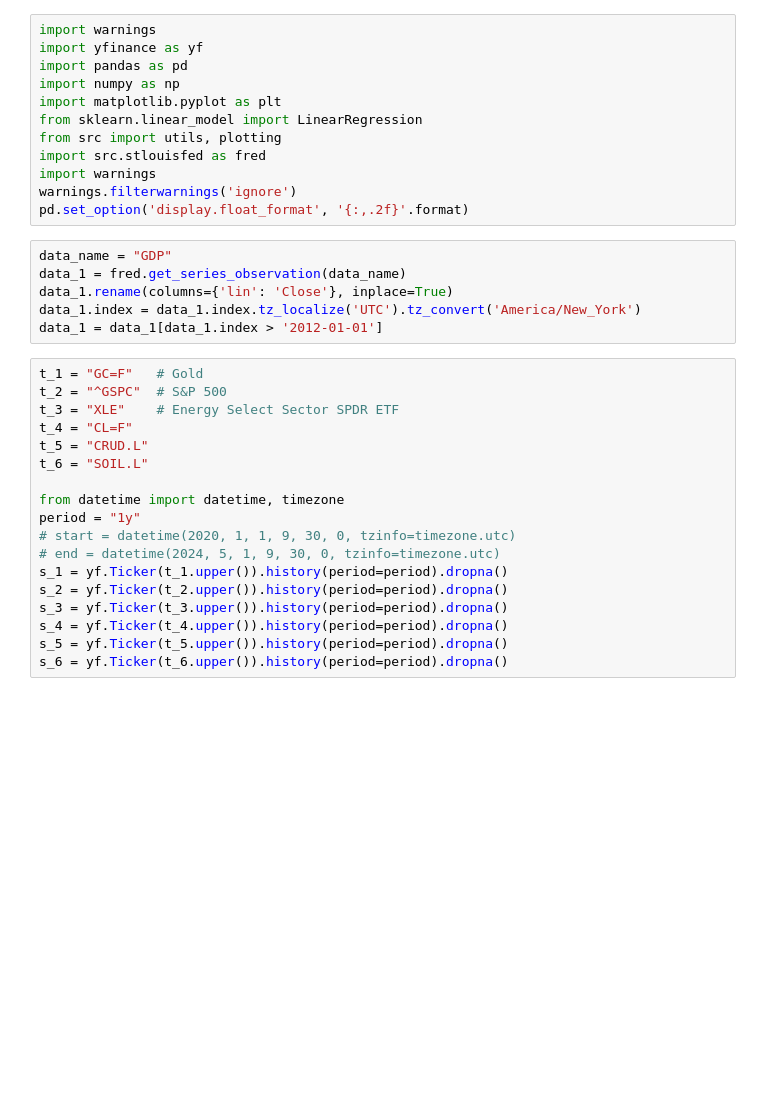
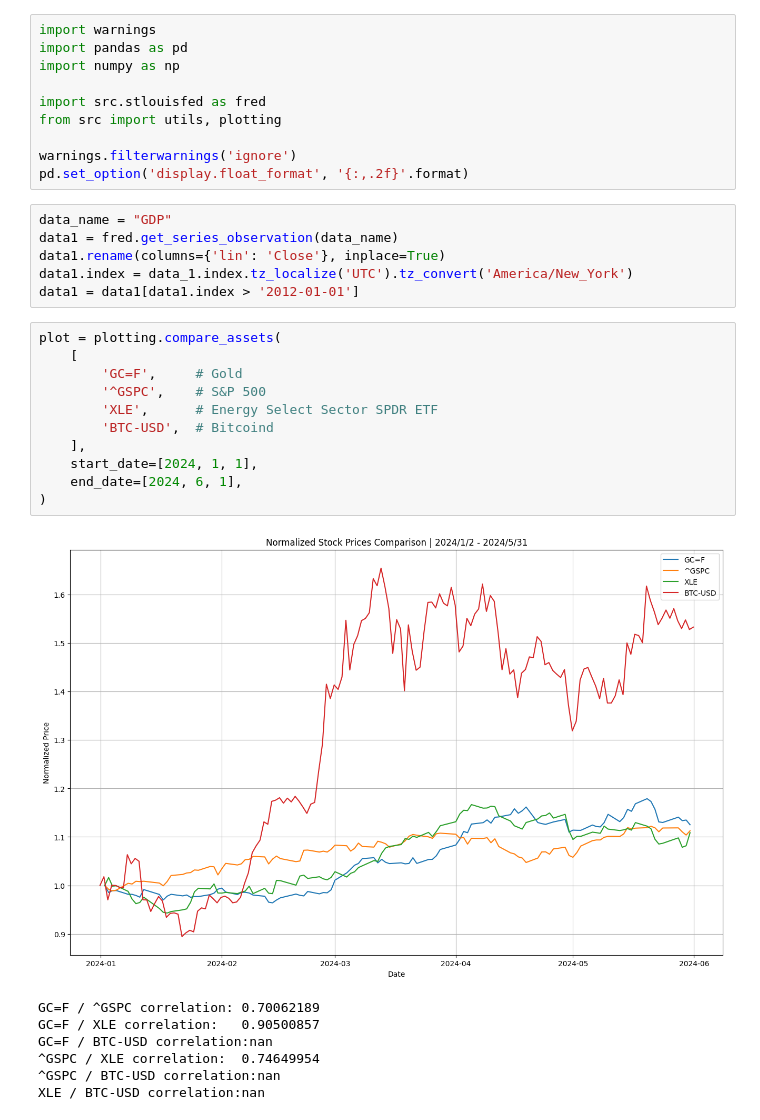
Before and after one commit to ivandimitrovkyulev/Notebooks, a Jupyter notebook: sample/comparison.ipynb, the cells around one changed output. Cells and saved outputs as stored; diff of their text form; blank space fills up the shorter version.

```diff
--- a/sample/comparison.ipynb
+++ b/sample/comparison.ipynb
@@ -1,36 +1,35 @@
 # %%
 import warnings
-import yfinance as yf
 import pandas as pd
 import numpy as np
-import matplotlib.pyplot as plt
-from sklearn.linear_model import LinearRegression
+
+import src.stlouisfed as fred
 from src import utils, plotting
-import src.stlouisfed as fred
-import warnings
+
 warnings.filterwarnings('ignore')
 pd.set_option('display.float_format', '{:,.2f}'.format)
 # %%
 data_name = "GDP"
-data_1 = fred.get_series_observation(data_name)
-data_1.rename(columns={'lin': 'Close'}, inplace=True)
-data_1.index = data_1.index.tz_localize('UTC').tz_convert('America/New_York')
-data_1 = data_1[data_1.index > '2012-01-01']
+data1 = fred.get_series_observation(data_name)
+data1.rename(columns={'lin': 'Close'}, inplace=True)
+data1.index = data_1.index.tz_localize('UTC').tz_convert('America/New_York')
+data1 = data1[data1.index > '2012-01-01']
 # %%
-t_1 = "GC=F"   # Gold
-t_2 = "^GSPC"  # S&P 500
-t_3 = "XLE"    # Energy Select Sector SPDR ETF
-t_4 = "CL=F"
-t_5 = "CRUD.L"
-t_6 = "SOIL.L"
-
-from datetime import datetime, timezone
-period = "1y"
-# start = datetime(2020, 1, 1, 9, 30, 0, tzinfo=timezone.utc)
-# end = datetime(2024, 5, 1, 9, 30, 0, tzinfo=timezone.utc)
-s_1 = yf.Ticker(t_1.upper()).history(period=period).dropna()
-s_2 = yf.Ticker(t_2.upper()).history(period=period).dropna()
-s_3 = yf.Ticker(t_3.upper()).history(period=period).dropna()
-s_4 = yf.Ticker(t_4.upper()).history(period=period).dropna()
-s_5 = yf.Ticker(t_5.upper()).history(period=period).dropna()
-s_6 = yf.Ticker(t_6.upper()).history(period=period).dropna()
+plot = plotting.compare_assets(
+    [
+        'GC=F',     # Gold
+        '^GSPC',    # S&P 500
+        'XLE',      # Energy Select Sector SPDR ETF
+        'BTC-USD',  # Bitcoind
+    ],
+    start_date=[2024, 1, 1],
+    end_date=[2024, 6, 1],
+)
+# %% [output]
+[figure, added]
+GC=F / ^GSPC correlation: 0.70062189
+GC=F / XLE correlation:   0.90500857
+GC=F / BTC-USD correlation:nan
+^GSPC / XLE correlation:  0.74649954
+^GSPC / BTC-USD correlation:nan
+XLE / BTC-USD correlation:nan
```
Also changed, not shown: parts of 7 cells of this notebook, 5 other files.
